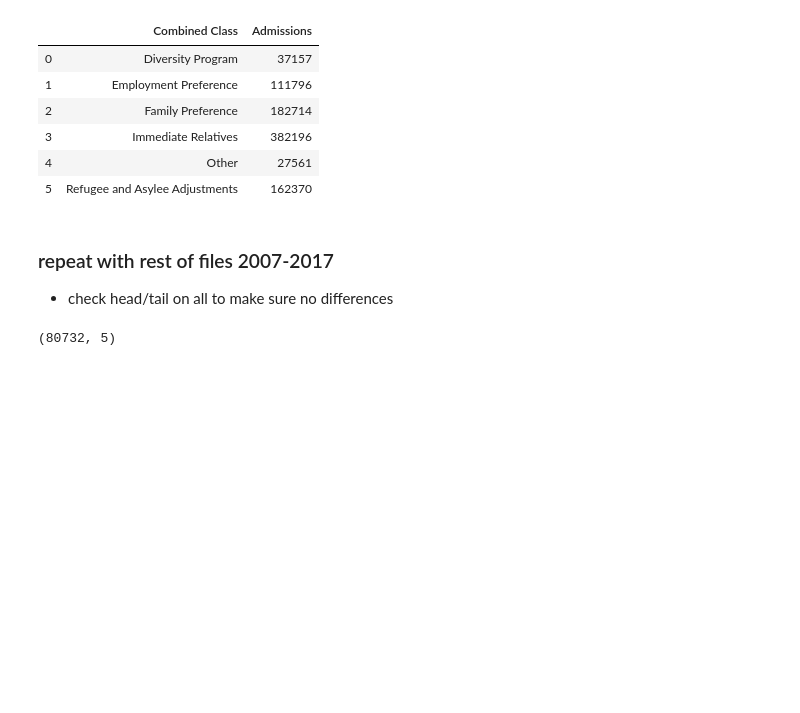
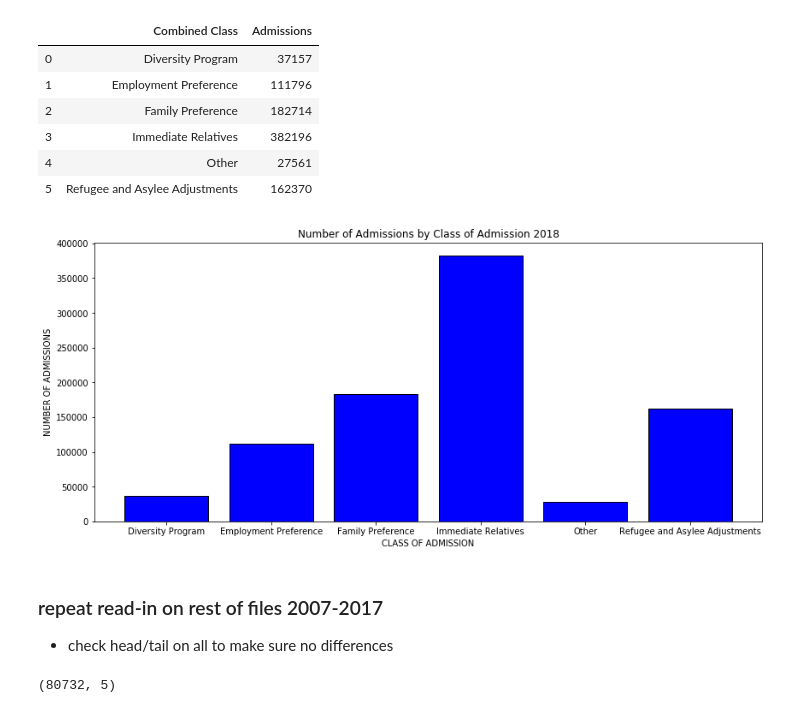
Before and after one commit to knitterpam/LPR_Location_Analysis, a Jupyter notebook: notebooks/capstone_EDA.ipynb, the cells around one changed output. Drawn from its saved outputs; the diff is of its cells as text; code cells hidden in the pictures; blank space fills up the shorter version.

Commit message:
updated ReadMe, further EDA in notebk

```diff
--- a/notebooks/capstone_EDA.ipynb
+++ b/notebooks/capstone_EDA.ipynb
@@ -363,8 +494,18 @@ lpr_2018_grouped.head(6)
 | 3 | Immediate Relatives | 382196 |
 | 4 | Other | 27561 |
 | 5 | Refugee and Asylee Adjustments | 162370 |
+# %%
+plt.figure(figsize = (14, 6))
+plt.bar('Combined Class', 'Admissions', data=lpr_2018_grouped, color = 'blue', edgecolor = 'black')
+#plt.gca().invert_yaxis()
+plt.xlabel('CLASS OF ADMISSION')
+plt.ylabel('NUMBER OF ADMISSIONS')
+plt.title('Number of Admissions by Class of Admission 2018');
+plt.show()
+# %% [output]
+[figure, added]
 # %% [markdown]
-### repeat with rest of files 2007-2017
+### repeat read-in on rest of files 2007-2017
 - check head/tail on all to make sure no differences
 # %%
 lpr_2017= pd.read_excel('../data/lpr_usa_counties_2017_top_200.xlsx', skiprows=4, header=[0])
```
Also changed, not shown: parts of 38 cells of this notebook, 6 other files.
